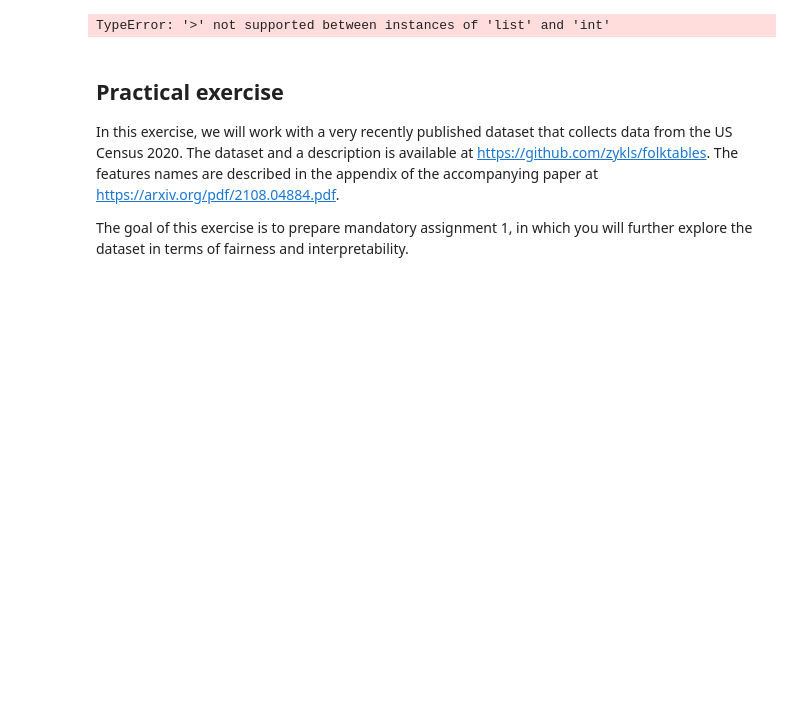
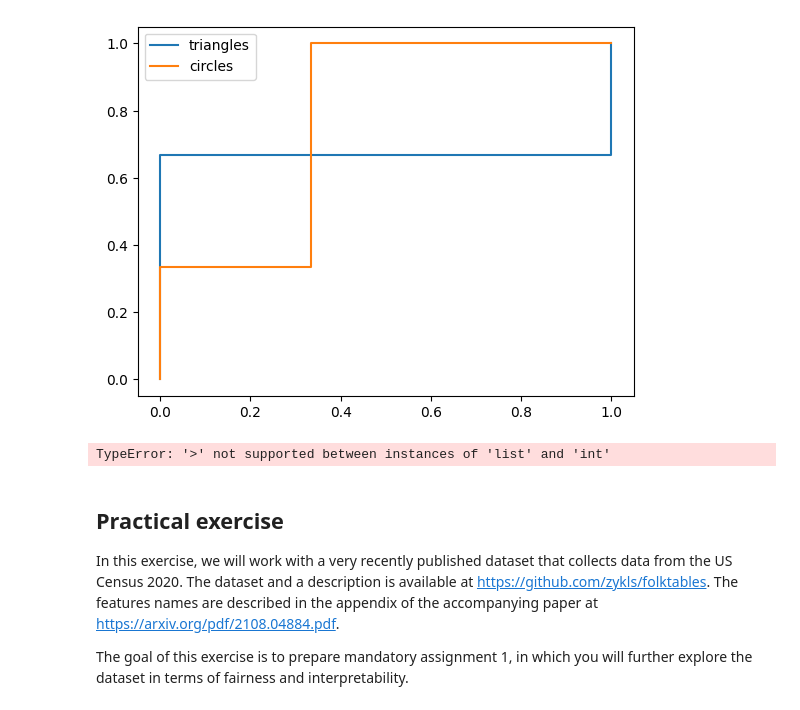
Before and after one commit to TheJarmanitor/algorithmic_fairness_2024, a Jupyter notebook: Exercise_2/afae24-exercise2.ipynb, the cells around one changed output. Drawn from its saved outputs; the diff is of its cells as text; code cells hidden in the pictures; blank space fills up the shorter version.

```diff
--- a/Exercise_2/afae24-exercise2.ipynb
+++ b/Exercise_2/afae24-exercise2.ipynb
@@ -109 +127,15 @@ print(tpr_triangles)
+# %%
+fpr_triangle, tpr_triangle, threshold_triangle = roc_curve(triangles["target"],
+                                triangles["score"],
+                                drop_intermediate=False)
+fpr_circle, tpr_circle, threshold_circle = roc_curve(circles["target"],
+                                circles["score"],
+                                drop_intermediate=False)
+
+plt.plot(fpr_triangle, tpr_triangle, label="triangles")
+plt.plot(fpr_circle, tpr_circle, label="circles")
+plt.legend()
+plt.show()
+# %% [output]
+[figure, added]
 # %%
```
Also changed, not shown: parts of 3 cells of this notebook, 1 other file.
